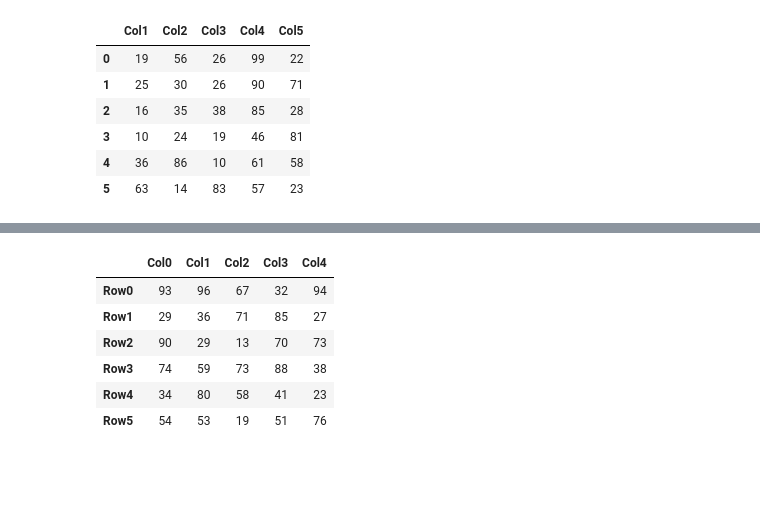
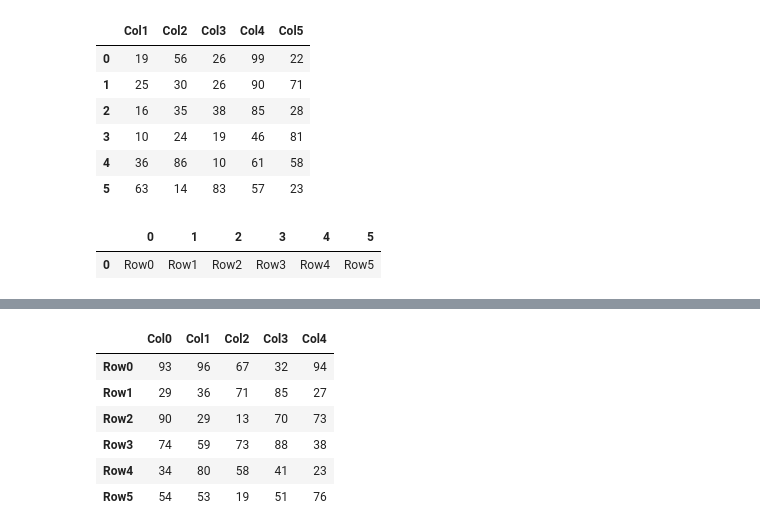
Before and after one commit to ImranNazir4/MS-Data-Science, a Jupyter notebook: Section-3-Python-for-Data-Scientists/Lec-3.11(Pandas-03-Overview-of-Pandas-Dataframe).ipynb, the cells around one changed output, grey strips where cells are left out. Drawn from its saved outputs; the diff is of its cells as text; code cells hidden in the pictures; blank space fills up the shorter version.

```diff
--- a/Section-3-Python-for-Data-Scientists/Lec-3.11(Pandas-03-Overview-of-Pandas-Dataframe).ipynb
+++ b/Section-3-Python-for-Data-Scientists/Lec-3.11(Pandas-03-Overview-of-Pandas-Dataframe).ipynb
@@ -103,6 +103,11 @@ df
 | 3 | 10 | 24 | 19 | 46 | 81 |
 | 4 | 36 | 86 | 10 | 61 | 58 |
 | 5 | 63 | 14 | 83 | 57 | 23 |
+# %%
+pd.DataFrame([['Row0', 'Row1', 'Row2', 'Row3', 'Row4', 'Row5']])
+# %% [output]
+|  | 0 | 1 | 2 | 3 | 4 | 5 |
+| 0 | Row0 | Row1 | Row2 | Row3 | Row4 | Row5 |
 # %%
 # Let us name the row labels of our choice, while creating it
 df = pd.DataFrame(data=arr, index=['Row0', 'Row1', 'Row2', 'Row3', 'Row4', 'Row5'])
```
Also changed, not shown: parts of 5 cells of this notebook, 9 other files.
